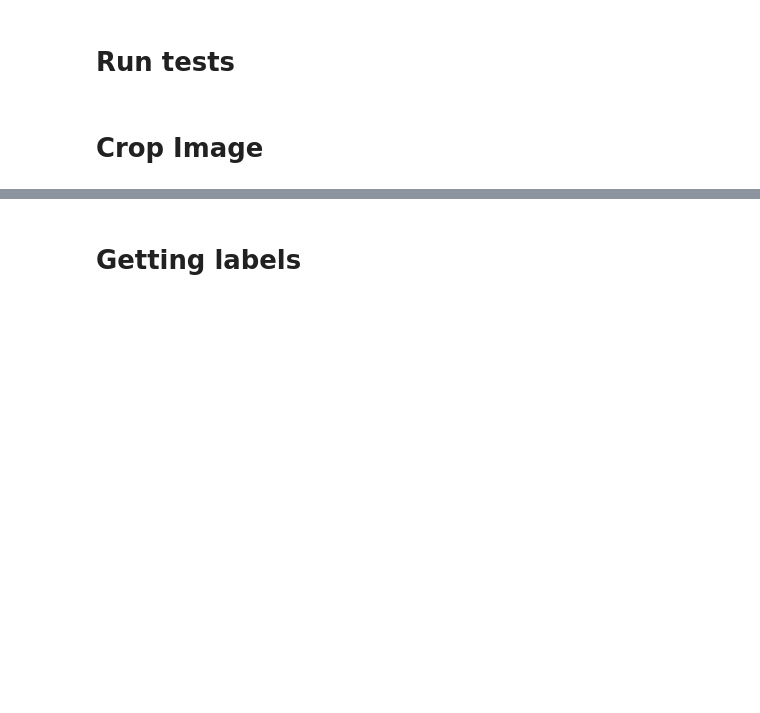
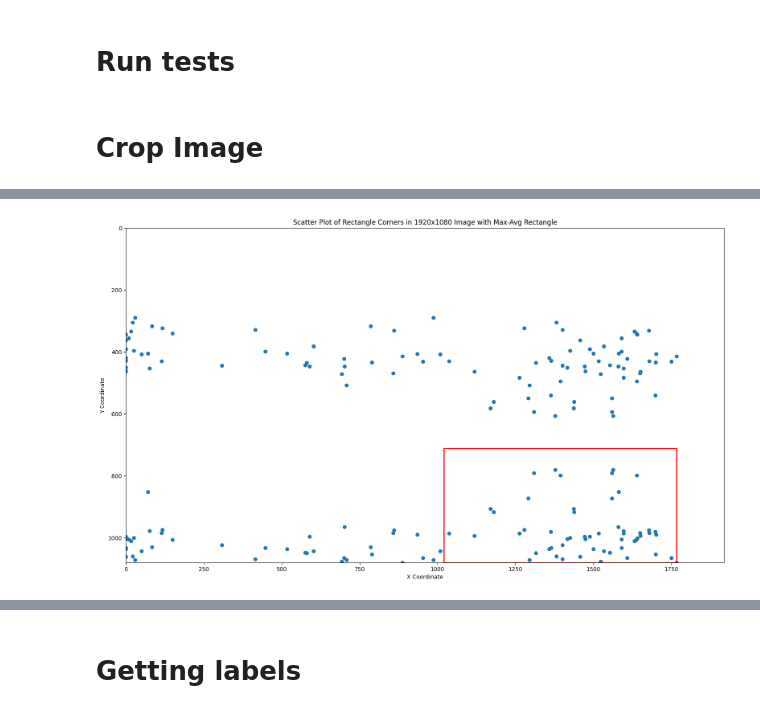
Before and after one commit to chvaldez10/Team-Design-Project, a Jupyter notebook: validate_run.ipynb, the cells around one changed output, grey strips where cells are left out. Cells and saved outputs as stored; diff of their text form; code cells hidden in the pictures; blank space fills up the shorter version.

```diff
--- a/validate_run.ipynb
+++ b/validate_run.ipynb
@@ -468,0 +533,21 @@ plt.show()
+# %%
+# Create a scatter plot
+plt.figure(figsize=(19.20, 10.80))  # Size in inches to mimic 1920x1080
+plt.scatter(x_coords, y_coords)
+plt.xlim(0, 1920)
+plt.ylim(0, 1080)
+plt.gca().invert_yaxis()  # Invert y-axis to match image coordinates
+
+# Add a red rectangle
+if average_x is not None and average_y is not None:
+    rect_width = max_x - average_x
+    rect_height = max_y - average_y
+    rect = patches.Rectangle((average_x, average_y), rect_width, rect_height, linewidth=2, edgecolor='r', facecolor='none')
+    plt.gca().add_patch(rect)
+
+plt.xlabel('X Coordinate')
+plt.ylabel('Y Coordinate')
+plt.title('Scatter Plot of Rectangle Corners in 1920x1080 Image with Max-Avg Rectangle')
+plt.show()
+# %% [output]
+[figure, added]
```
Also changed, not shown: parts of 12 cells of this notebook, 16 other files.
